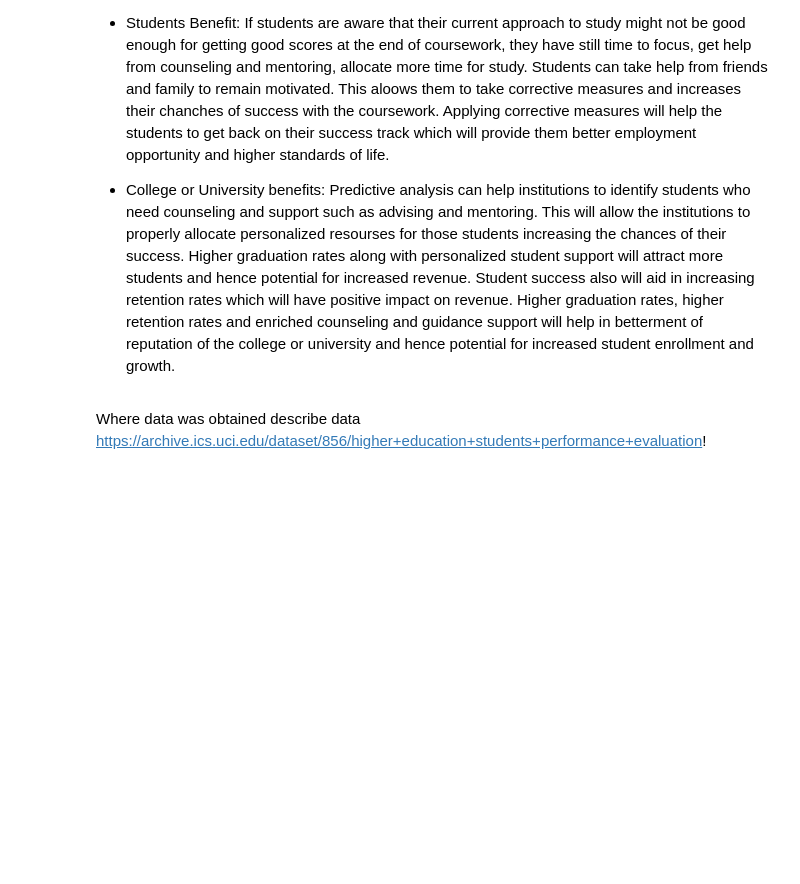
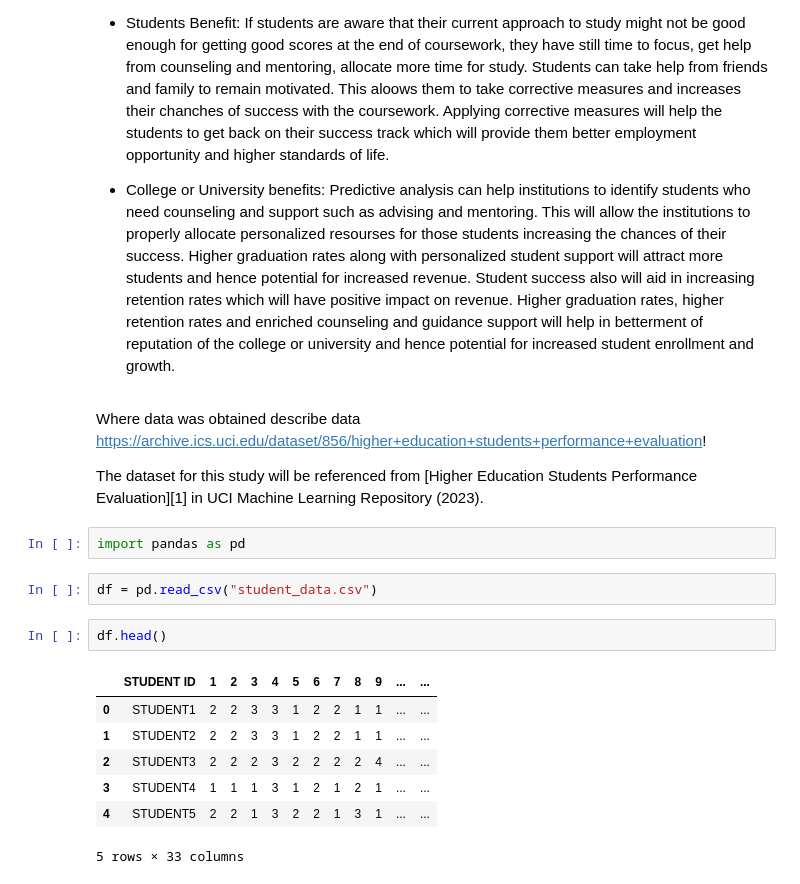
Before and after one commit to biswajit-bellevue/DSC550, a Jupyter notebook: project/SharmaDSC550TermProjectStudent.ipynb, the cells around one changed output. Saved outputs shown, nothing was run; the diff lists cells and outputs as text; blank space fills up the shorter version.

```diff
--- a/project/SharmaDSC550TermProjectStudent.ipynb
+++ b/project/SharmaDSC550TermProjectStudent.ipynb
@@ -17,3 +17,20 @@ As we have discussed above that predicting students who are at risk of low grade
 Where data was obtained
 describe data
 https://archive.ics.uci.edu/dataset/856/higher+education+students+performance+evaluation!
+
+
+The dataset for this study will be referenced from [Higher Education Students Performance Evaluation][1] in UCI Machine Learning Repository (2023).
+# %%
+import pandas as pd
+# %%
+df = pd.read_csv("student_data.csv")
+# %%
+df.head()
+# %% [output]
+|  | STUDENT ID | 1 | 2 | 3 | 4 | 5 | 6 | 7 | 8 | 9 | ... | ... |
+| 0 | STUDENT1 | 2 | 2 | 3 | 3 | 1 | 2 | 2 | 1 | 1 | ... | ... |
+| 1 | STUDENT2 | 2 | 2 | 3 | 3 | 1 | 2 | 2 | 1 | 1 | ... | ... |
+| 2 | STUDENT3 | 2 | 2 | 2 | 3 | 2 | 2 | 2 | 2 | 4 | ... | ... |
+| 3 | STUDENT4 | 1 | 1 | 1 | 3 | 1 | 2 | 1 | 2 | 1 | ... | ... |
+| 4 | STUDENT5 | 2 | 2 | 1 | 3 | 2 | 2 | 1 | 3 | 1 | ... | ... |
+5 rows × 33 columns
```
Also changed, not shown: parts of 16 cells of this notebook, 3 other files.
